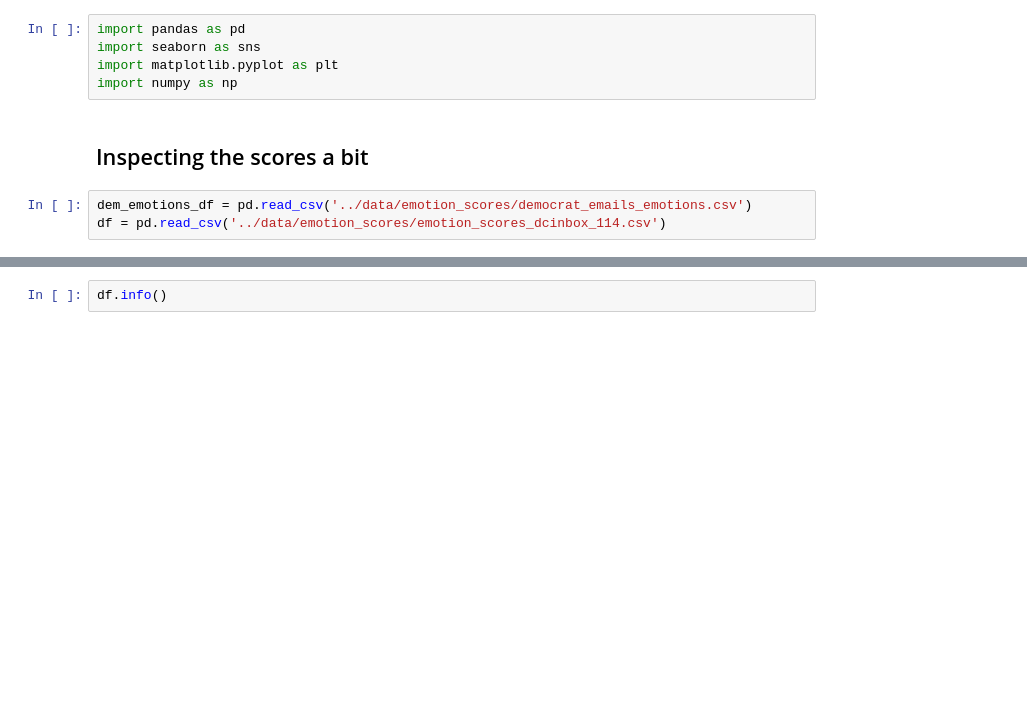
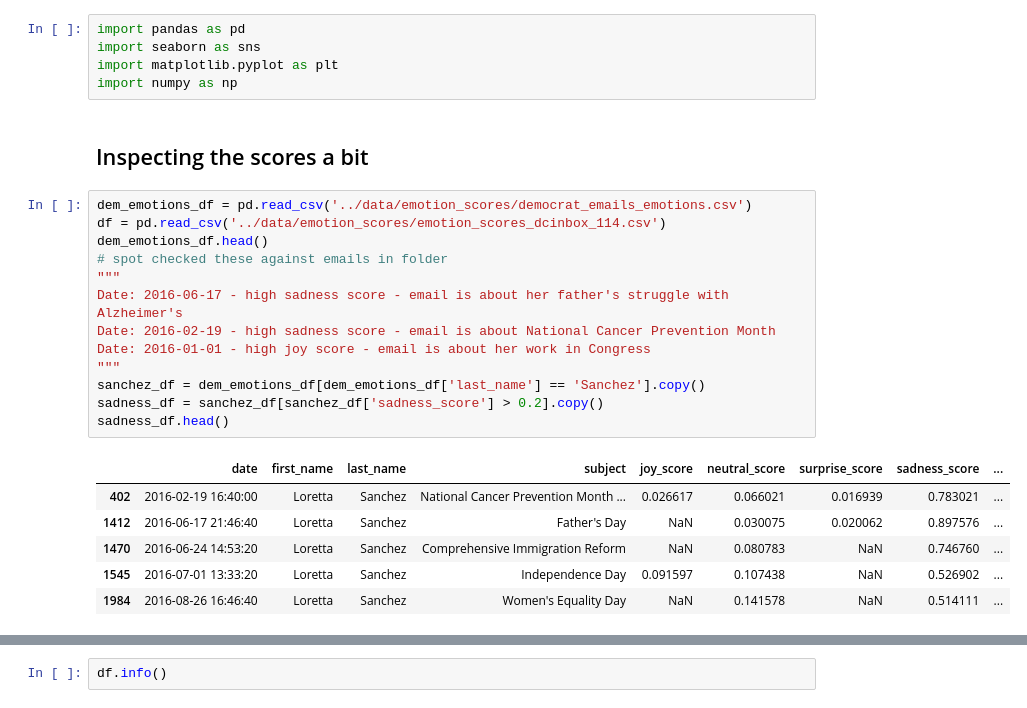
Before and after one commit to marobinette/cfd-project-ds1, a Jupyter notebook: notebooks/emotion_plots.ipynb, the cells around one changed output, grey strips where cells are left out. Saved outputs shown, nothing was run; the diff lists cells and outputs as text; blank space fills up the shorter version.

```diff
--- a/notebooks/emotion_plots.ipynb
+++ b/notebooks/emotion_plots.ipynb
@@ -8,3 +8,20 @@ import numpy as np
 # %%
 dem_emotions_df = pd.read_csv('../data/emotion_scores/democrat_emails_emotions.csv')
 df = pd.read_csv('../data/emotion_scores/emotion_scores_dcinbox_114.csv')
+dem_emotions_df.head()
+# spot checked these against emails in folder
+"""
+Date: 2016-06-17 - high sadness score - email is about her father's struggle with Alzheimer's
+Date: 2016-02-19 - high sadness score - email is about National Cancer Prevention Month
+Date: 2016-01-01 - high joy score - email is about her work in Congress
+"""
+sanchez_df = dem_emotions_df[dem_emotions_df['last_name'] == 'Sanchez'].copy()
+sadness_df = sanchez_df[sanchez_df['sadness_score'] > 0.2].copy()
+sadness_df.head()
+# %% [output]
+|  | date | first_name | last_name | subject | joy_score | neutral_score | surprise_score | sadness_score | ... |
+| 402 | 2016-02-19 16:40:00 | Loretta | Sanchez | National Cancer Prevention Month ... | 0.026617 | 0.066021 | 0.016939 | 0.783021 | ... |
+| 1412 | 2016-06-17 21:46:40 | Loretta | Sanchez | Father's Day | NaN | 0.030075 | 0.020062 | 0.897576 | ... |
+| 1470 | 2016-06-24 14:53:20 | Loretta | Sanchez | Comprehensive Immigration Reform | NaN | 0.080783 | NaN | 0.746760 | ... |
+| 1545 | 2016-07-01 13:33:20 | Loretta | Sanchez | Independence Day | 0.091597 | 0.107438 | NaN | 0.526902 | ... |
+| 1984 | 2016-08-26 16:46:40 | Loretta | Sanchez | Women's Equality Day | NaN | 0.141578 | NaN | 0.514111 | ... |
```
Also changed, not shown: parts of 9 cells of this notebook.
